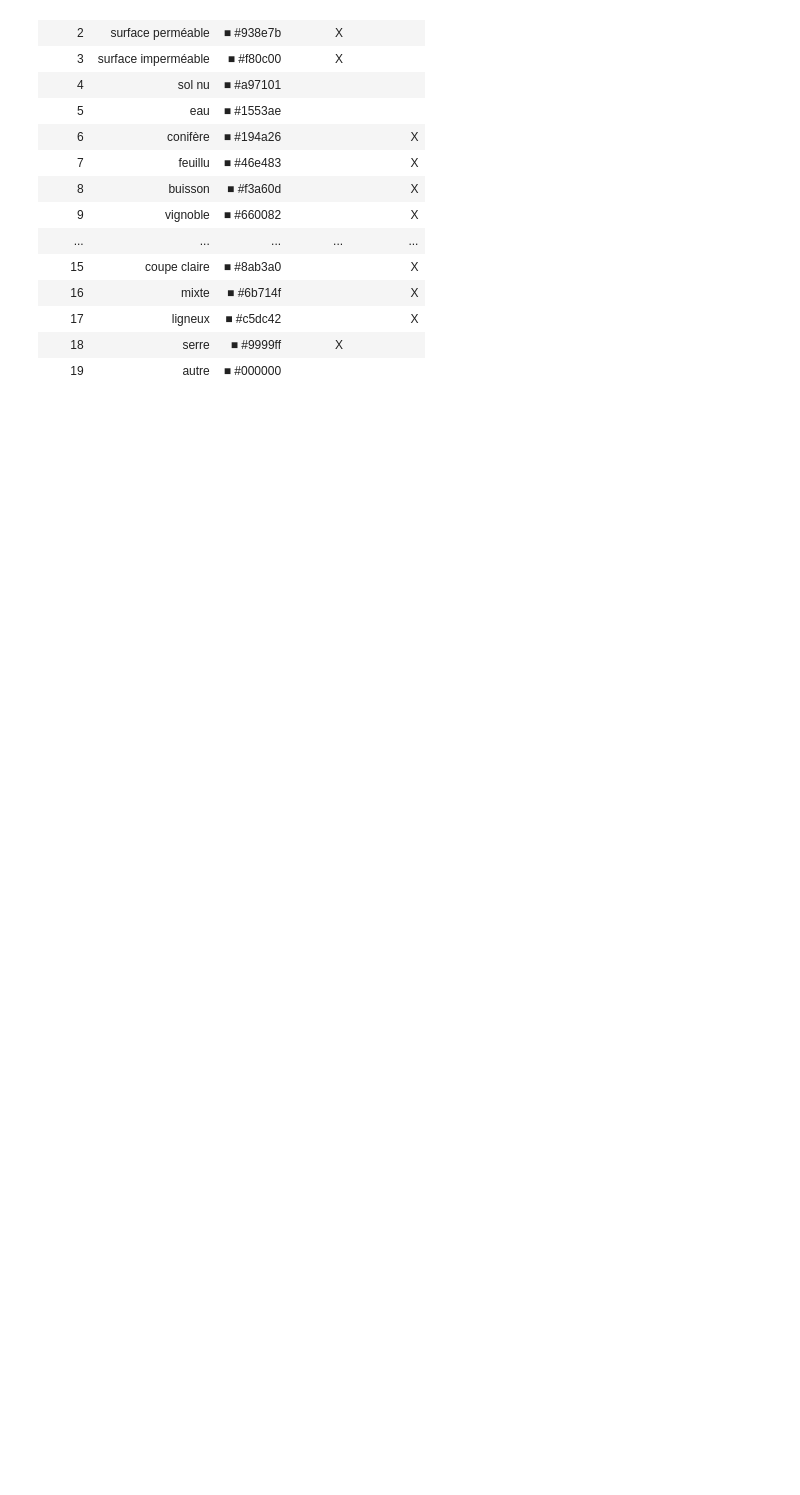
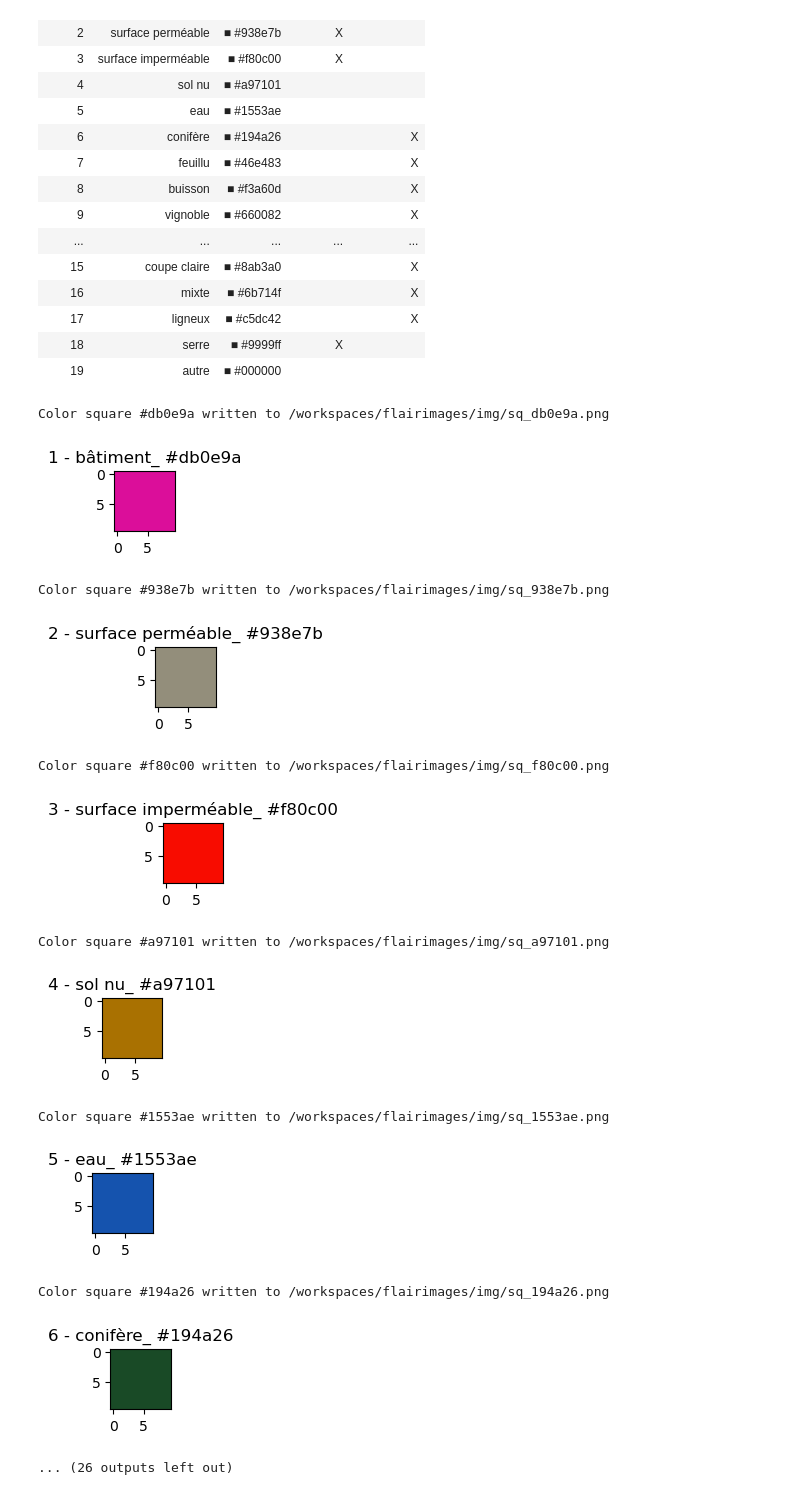
Before and after one commit to ChallengeDataTest/flairimages, a Jupyter notebook: src/divers_utils.ipynb, the cells around one changed output. Cells and saved outputs as stored; diff of their text form; code cells hidden in the pictures; blank space fills up the shorter version.

```diff
--- a/src/divers_utils.ipynb
+++ b/src/divers_utils.ipynb
@@ -65,3 +66,19 @@ Nomenclature table written to /workspaces/flairimages/table_nomenclature.html
 | 17 | ligneux | ■ #c5dc42 |  | X |
 | 18 | serre | ■ #9999ff | X |  |
 | 19 | autre | ■ #000000 |  |  |
+# %%
+make_color_squares(config=config, output_dir=root_dir/'img')
+# %% [output]
+Color square #db0e9a written to /workspaces/flairimages/img/sq_db0e9a.png
+[figure, added]
+Color square #938e7b written to /workspaces/flairimages/img/sq_938e7b.png
+[figure, added]
+Color square #f80c00 written to /workspaces/flairimages/img/sq_f80c00.png
+[figure, added]
+Color square #a97101 written to /workspaces/flairimages/img/sq_a97101.png
+[figure, added]
+Color square #1553ae written to /workspaces/flairimages/img/sq_1553ae.png
+[figure, added]
+Color square #194a26 written to /workspaces/flairimages/img/sq_194a26.png
+[figure, added]
+... (26 outputs left out)
```
Also changed, not shown: parts of 4 cells of this notebook, 27 other files.
